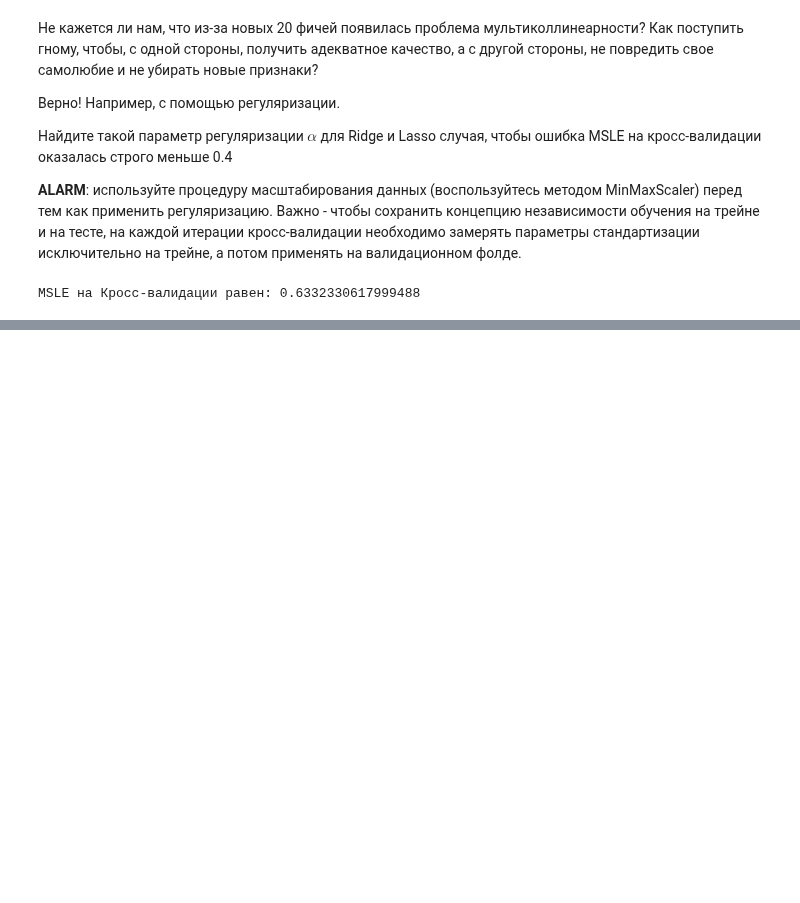
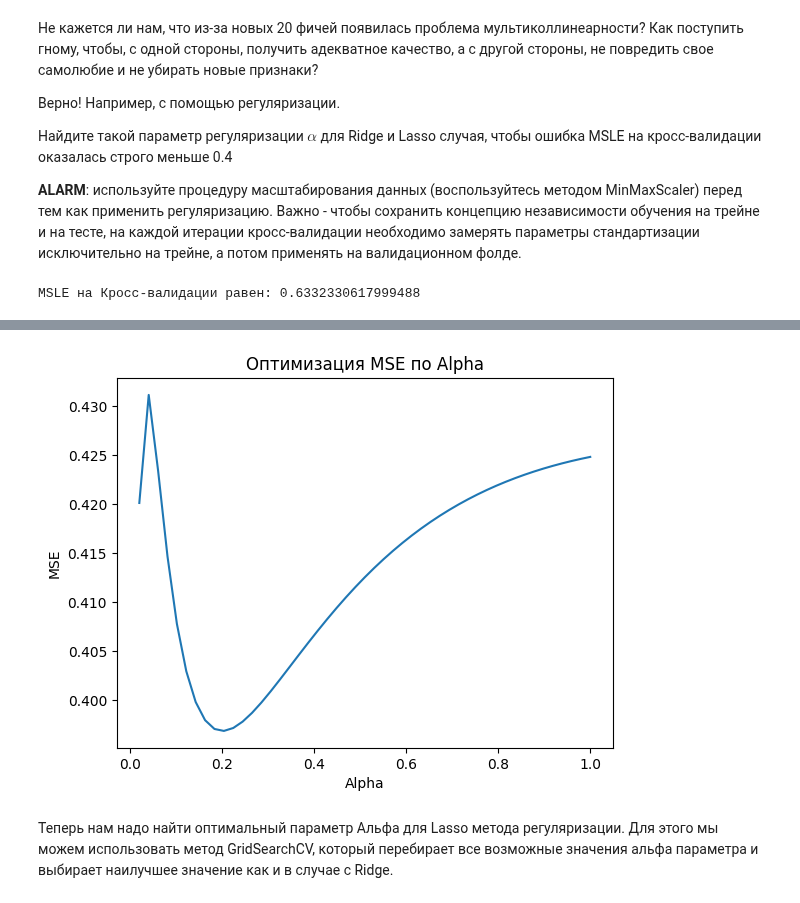
Before and after one commit to Alexey3250/Start_ML, a Jupyter notebook: Machine_learning/6_regularization/HW_6.ipynb, the cells around one changed output, grey strips where cells are left out. Drawn from its saved outputs; the diff is of its cells as text; code cells hidden in the pictures; blank space fills up the shorter version.

```diff
--- a/Machine_learning/6_regularization/HW_6.ipynb
+++ b/Machine_learning/6_regularization/HW_6.ipynb
@@ -213,0 +309,29 @@ MSLE на Кросс-валидации равен: 0.6332330617999488
+# %%
+import matplotlib.pyplot as plt
+import numpy as np
+
+# Создаем массивы alpha и negative_mse из результатов GridSearchCV
+alpha = np.linspace(1, 0.00001, 50)
+negative_mse = -grid.cv_results_['mean_test_score']
+
+# Удаляем последнее значение alpha и negative_mse
+alpha = alpha[:-1]
+negative_mse = negative_mse[:-1]
+
+# Создаем объекты для рисования графика
+fig, ax = plt.subplots()
+
+# Рисуем график значений negative_mse от alpha
+ax.plot(alpha, negative_mse)
+
+# Задаем подписи для осей и заголовок
+ax.set_xlabel('Alpha')
+ax.set_ylabel('MSE')
+ax.set_title('Оптимизация MSE по Alpha')
+
+# Отображаем график
+plt.show()
+# %% [output]
+[figure, added]
+# %% [markdown]
+Теперь нам надо найти оптимальный параметр Альфа для Lasso метода регуляризации. Для этого мы можем использовать метод GridSearchCV, который перебирает все возможные значения альфа параметра и выбирает наилучшее значение как и в случае с Ridge.
```
Also changed, not shown: parts of 19 cells of this notebook.
